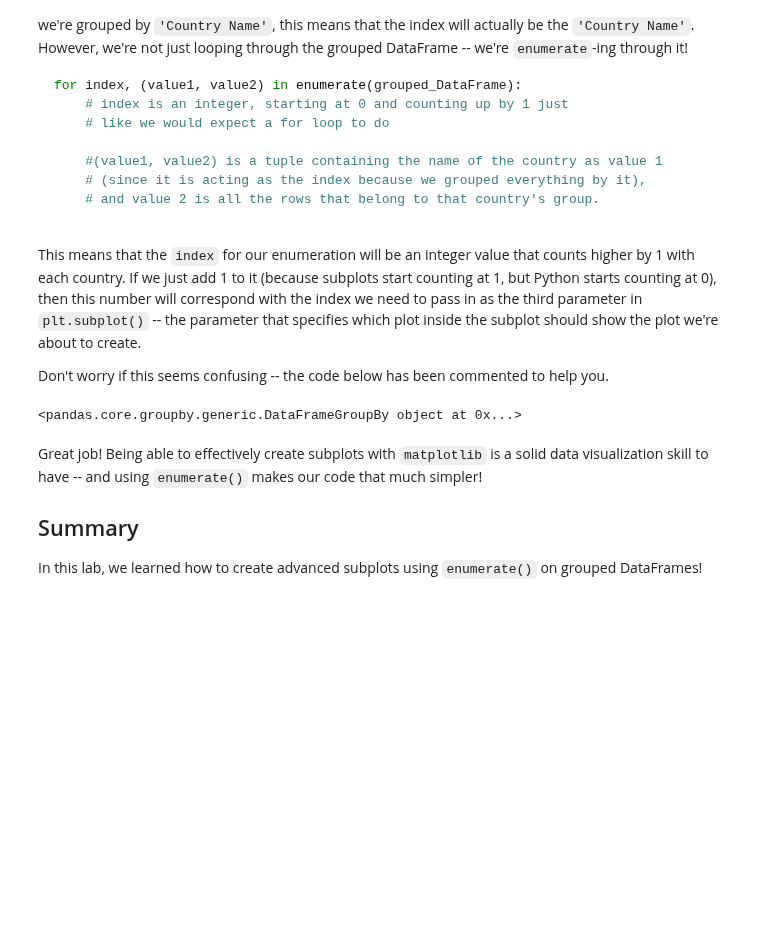
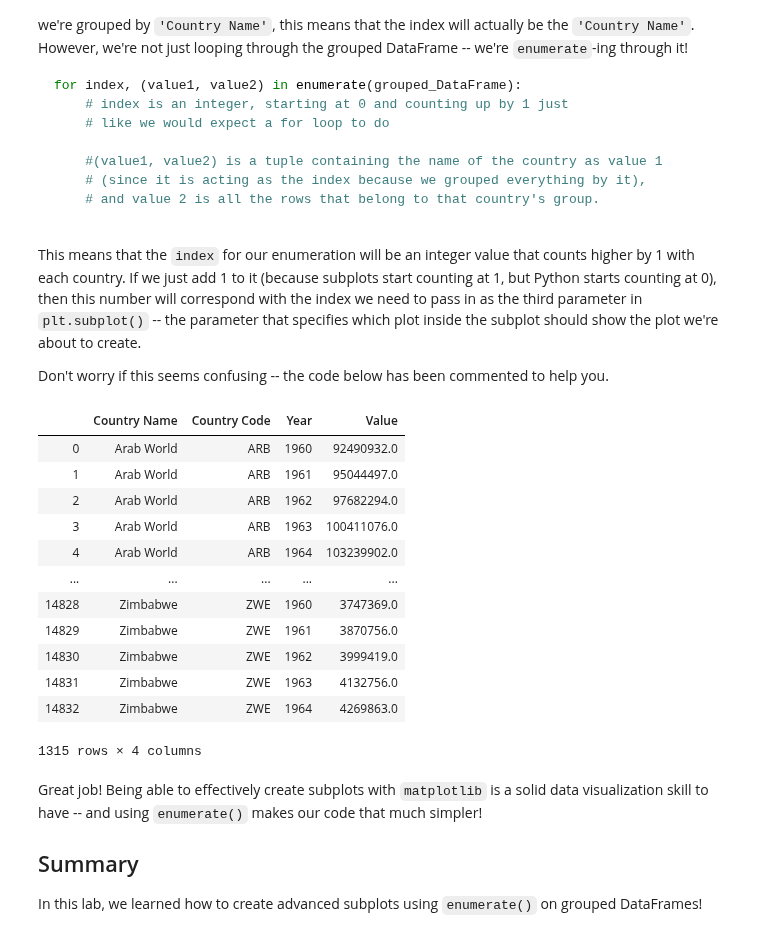
Before and after one commit to polyglottraveler/dsc-subplots-and-enumeration-lab-hbs-ds-060120, a Jupyter notebook: index.ipynb, the cells around one changed output. Cells and saved outputs as stored; diff of their text form; code cells hidden in the pictures; blank space fills up the shorter version.

```diff
--- a/index.ipynb
+++ b/index.ipynb
@@ -260,9 +260,21 @@ Don't worry if this seems confusing -- the code below has been commented to help
 # %%
 # Group the DataFrame by Country Name (this line has been provided for you)
 grouped_df = df.groupby('Country Name')
-grouped_df.d
+grouped_df.head()
 # %% [output]
+|  | Country Name | Country Code | Year | Value |
+| 0 | Arab World | ARB | 1960 | 92490932.0 |
+| 1 | Arab World | ARB | 1961 | 95044497.0 |
+| 2 | Arab World | ARB | 1962 | 97682294.0 |
+| 3 | Arab World | ARB | 1963 | 100411076.0 |
+| 4 | Arab World | ARB | 1964 | 103239902.0 |
+| ... | ... | ... | ... | ... |
+| 14828 | Zimbabwe | ZWE | 1960 | 3747369.0 |
+| 14829 | Zimbabwe | ZWE | 1961 | 3870756.0 |
+| 14830 | Zimbabwe | ZWE | 1962 | 3999419.0 |
+| 14831 | Zimbabwe | ZWE | 1963 | 4132756.0 |
+| 14832 | Zimbabwe | ZWE | 1964 | 4269863.0 |
-<pandas.core.groupby.generic.DataFrameGroupBy object at 0x...>
+1315 rows × 4 columns
 # %%
 
 # pass in figsize=(20,40) and also set the facecolor parameter to 'white'
```
